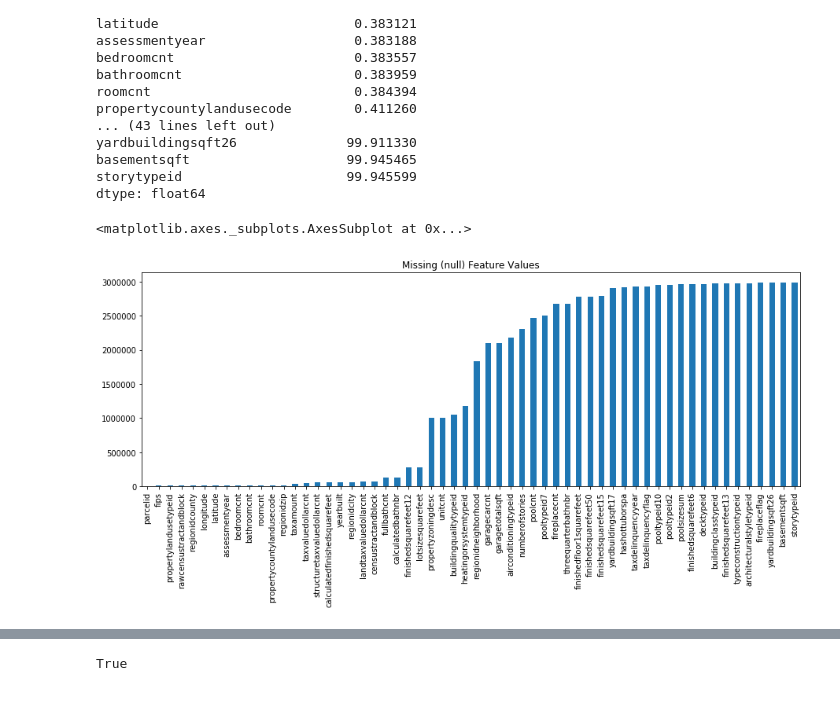
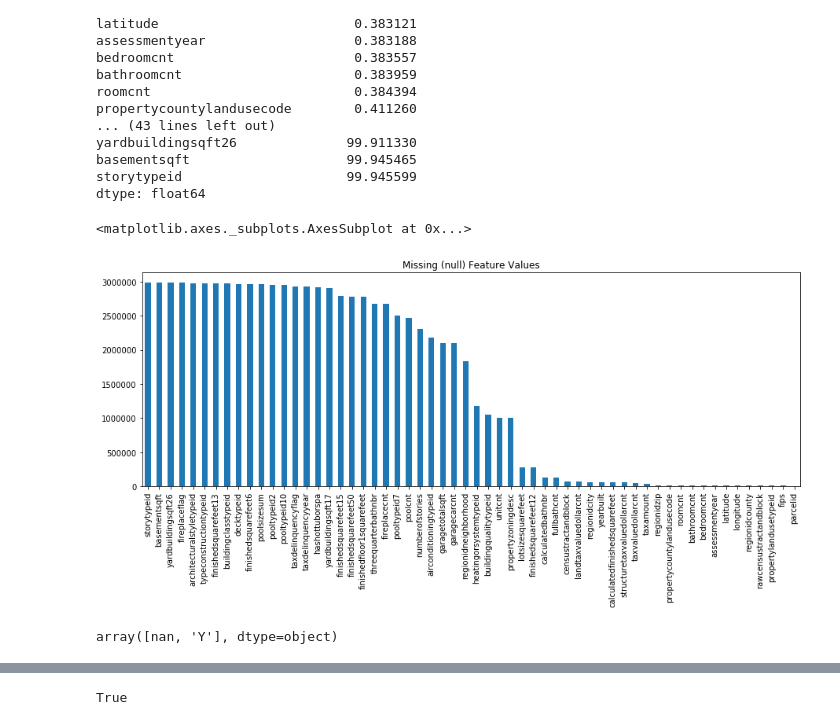
Before and after one commit to brandonserna/kaggle_zestimate, a Jupyter notebook: notebooks/eda.ipynb, the cells around one changed output, grey strips where cells are left out. Saved outputs shown, nothing was run; the diff lists cells and outputs as text; code cells hidden in the pictures.

```diff
--- a/notebooks/eda.ipynb
+++ b/notebooks/eda.ipynb
@@ -101,10 +96,9 @@ basementsqft                    99.945465
 storytypeid                     99.945599
 dtype: float64
 # %%
-# missing vals
-missing_values = properties_2016.isnull().sum().sort_values()  #print(missing_values)
+missing_values = properties_2016.isnull().sum().sort_values(ascending=False)  #print(missing_values)
 # plot values
 missing_values.plot.bar(figsize=(15, 5),rot=90, title='Missing (null) Feature Values')
 # %% [output]
 <matplotlib.axes._subplots.AxesSubplot at 0x...>
-[figure, old version]
+[figure, new version]
@@ -113,3 +105,8 @@ properties_2016['taxdelinquencyflag'].unique()
+# %%
+# look into tax del flag handling
+properties_2016['taxdelinquencyflag'].unique()
+# %% [output]
+array([nan, 'Y'], dtype=object)
 # %%
 tax_del = pd.get_dummies(properties_2016['taxdelinquencyflag'])
 # %%
```
Also changed, not shown: parts of 17 cells of this notebook.
